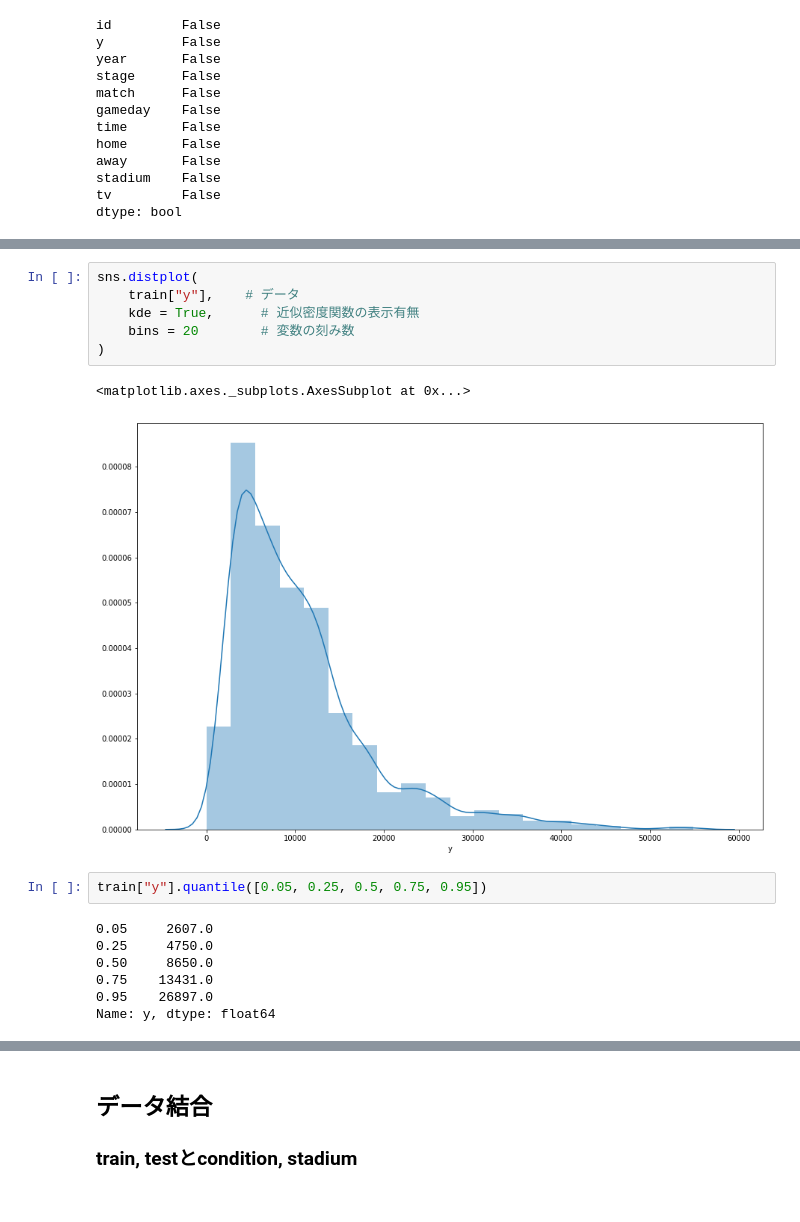
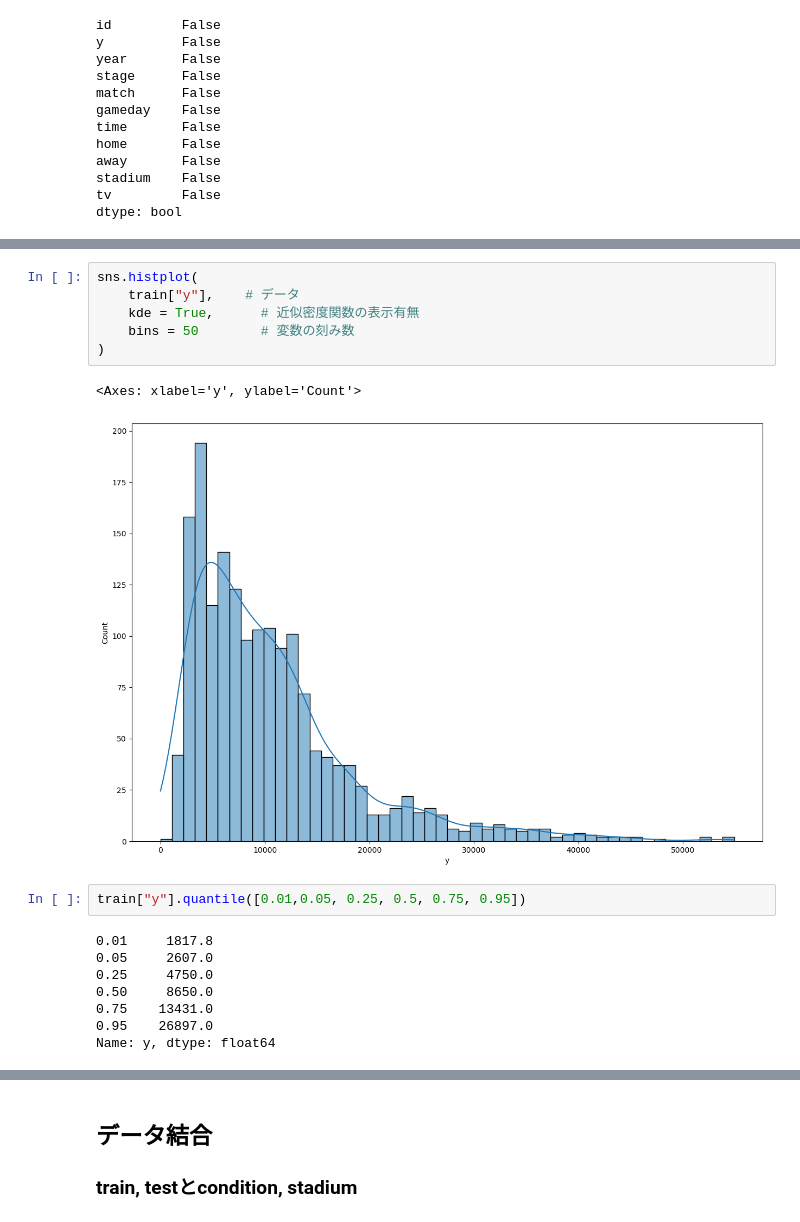
Before and after one commit to ixotech1/dstrainingclass, a Jupyter notebook: study/05/05_Merge_Sample.ipynb, the cells around one changed output, grey strips where cells are left out. Drawn from its saved outputs; the diff is of its cells as text.

```diff
--- a/study/05/05_Merge_Sample.ipynb
+++ b/study/05/05_Merge_Sample.ipynb
@@ -168,15 +169,16 @@ Name: home, dtype: int64
 # %%
-sns.distplot(
+sns.histplot(
     train["y"],    # データ
     kde = True,      # 近似密度関数の表示有無
-    bins = 20        # 変数の刻み数
+    bins = 50        # 変数の刻み数
 )
 # %% [output]
-<matplotlib.axes._subplots.AxesSubplot at 0x...>
+<Axes: xlabel='y', ylabel='Count'>
-[figure, old version]
+[figure, new version]
 # %%
-train["y"].quantile([0.05, 0.25, 0.5, 0.75, 0.95])
+train["y"].quantile([0.01,0.05, 0.25, 0.5, 0.75, 0.95])
 # %% [output]
+0.01     1817.8
 0.05     2607.0
 0.25     4750.0
 0.50     8650.0
```
Also changed, not shown: parts of 9 cells of this notebook, 25 other files.
